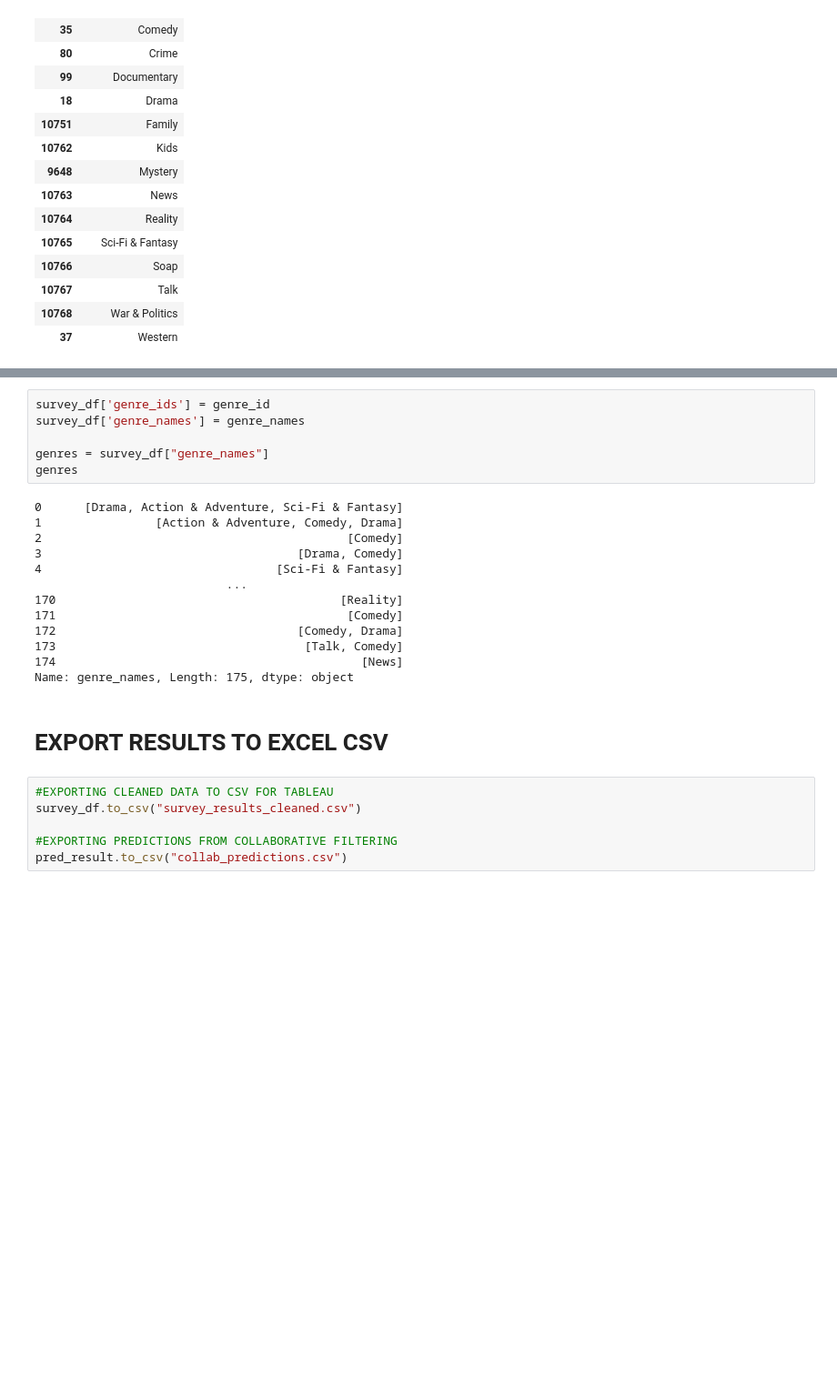
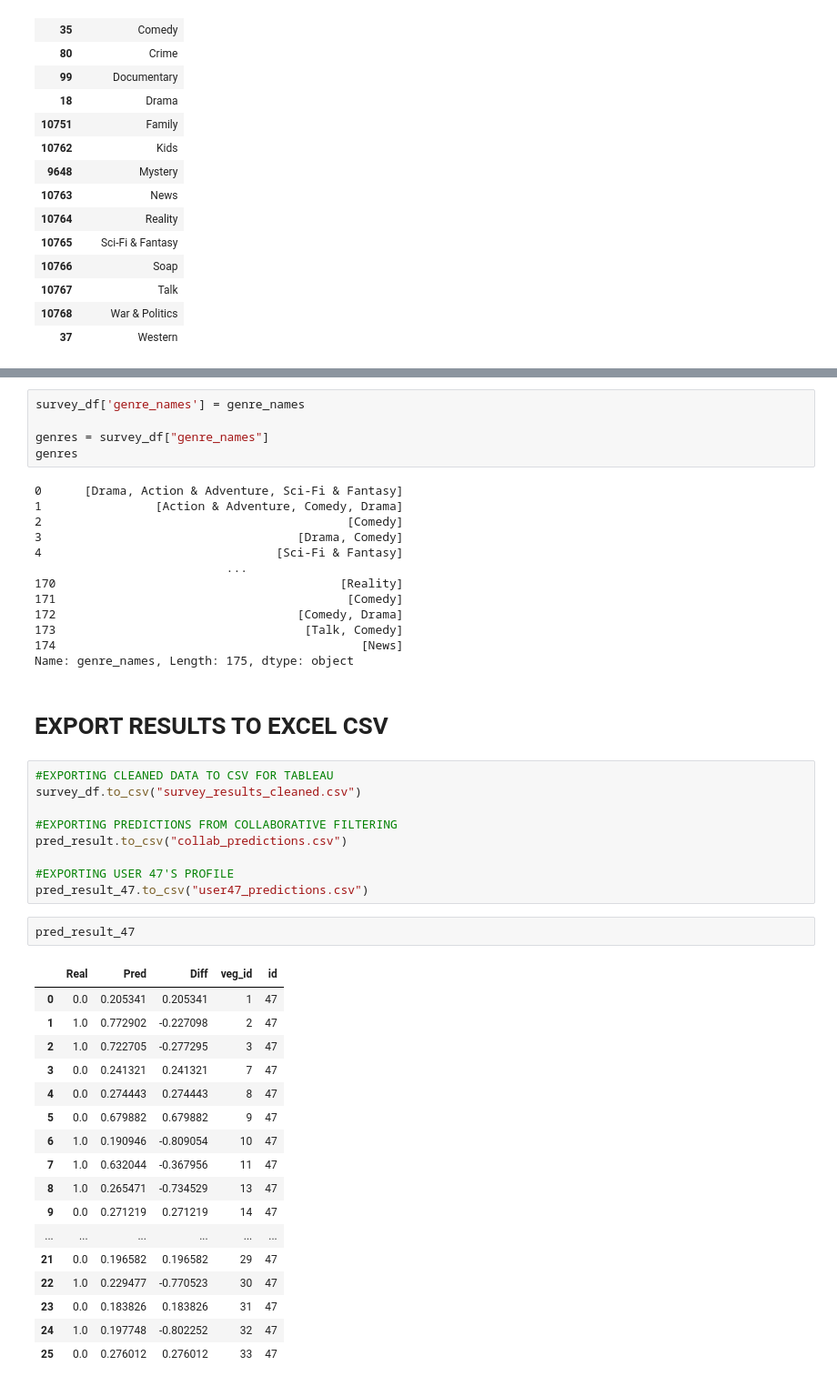
Before and after one commit to PamFernandez/veggie-tales, a Jupyter notebook: data_cleaning.ipynb, the cells around one changed output, grey strips where cells are left out. Shown at 91% size. Cells and saved outputs as stored; diff of their text form; blank space fills up the shorter version.

```diff
--- a/data_cleaning.ipynb
+++ b/data_cleaning.ipynb
@@ -1224,5 +1331,4 @@ for item in survey_df['genre_ids']:
 # %%
-survey_df['genre_ids'] = genre_id
 survey_df['genre_names'] = genre_names
 
 genres = survey_df["genre_names"]
@@ -1248,3 +1354,26 @@ survey_df.to_csv("survey_results_cleaned.csv")
 
 #EXPORTING PREDICTIONS FROM COLLABORATIVE FILTERING
 pred_result.to_csv("collab_predictions.csv")
+
+#EXPORTING USER 47'S PROFILE
+pred_result_47.to_csv("user47_predictions.csv")
+# %%
+pred_result_47
+# %% [output]
+|  | Real | Pred | Diff | veg_id | id |
+| 0 | 0.0 | 0.205341 | 0.205341 | 1 | 47 |
+| 1 | 1.0 | 0.772902 | -0.227098 | 2 | 47 |
+| 2 | 1.0 | 0.722705 | -0.277295 | 3 | 47 |
+| 3 | 0.0 | 0.241321 | 0.241321 | 7 | 47 |
+| 4 | 0.0 | 0.274443 | 0.274443 | 8 | 47 |
+| 5 | 0.0 | 0.679882 | 0.679882 | 9 | 47 |
+| 6 | 1.0 | 0.190946 | -0.809054 | 10 | 47 |
+| 7 | 1.0 | 0.632044 | -0.367956 | 11 | 47 |
+| 8 | 1.0 | 0.265471 | -0.734529 | 13 | 47 |
+| 9 | 0.0 | 0.271219 | 0.271219 | 14 | 47 |
+| ... | ... | ... | ... | ... | ... |
+| 21 | 0.0 | 0.196582 | 0.196582 | 29 | 47 |
+| 22 | 1.0 | 0.229477 | -0.770523 | 30 | 47 |
+| 23 | 0.0 | 0.183826 | 0.183826 | 31 | 47 |
+| 24 | 1.0 | 0.197748 | -0.802252 | 32 | 47 |
+| 25 | 0.0 | 0.276012 | 0.276012 | 33 | 47 |
```
Also changed, not shown: parts of 16 cells of this notebook, 7 other files.
